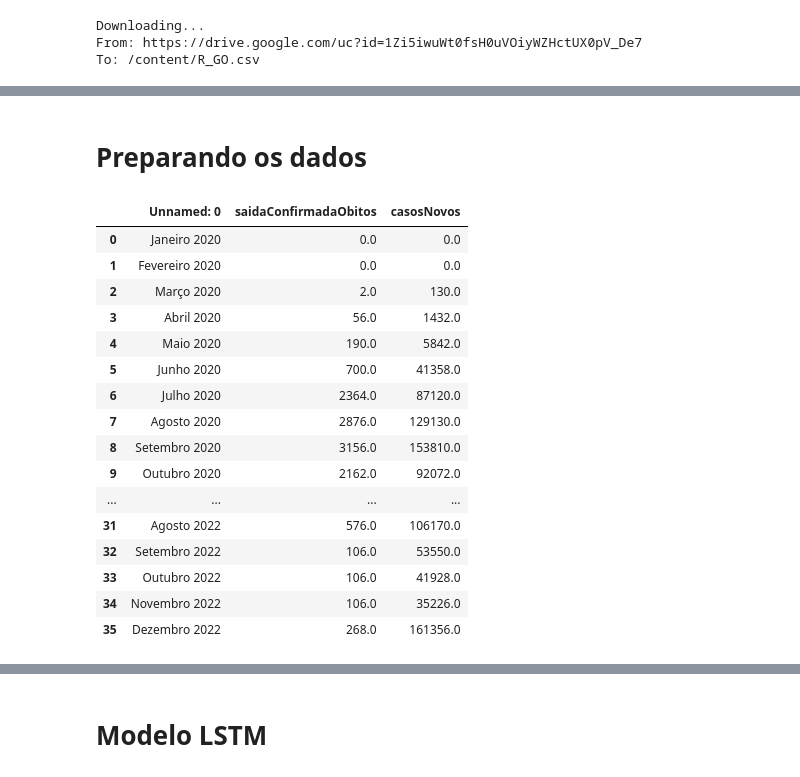
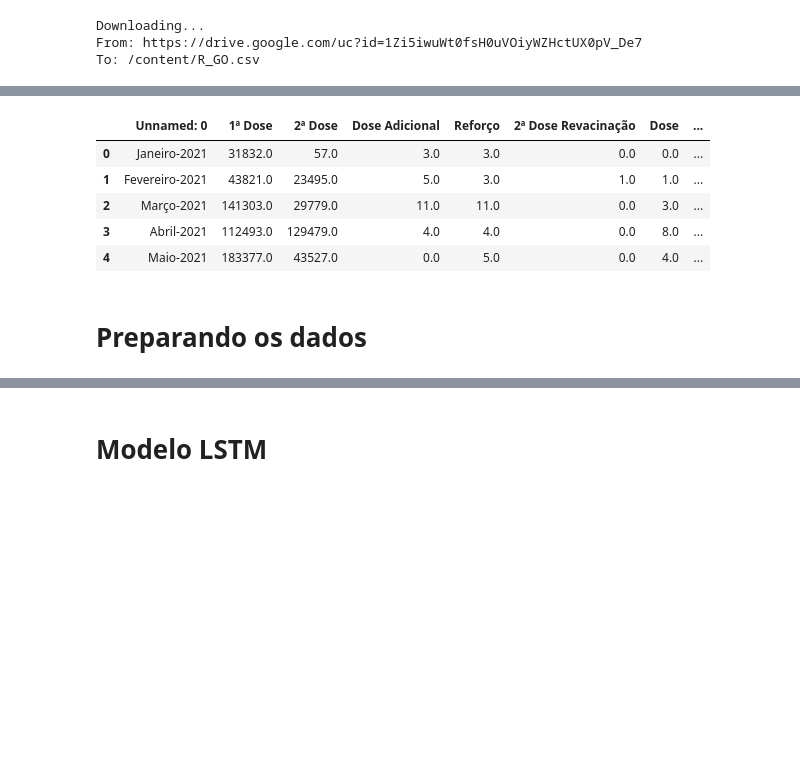
Before and after one commit to laysfreitas/Covid_Dados, a Jupyter notebook: LSTM_Covid_Data_Obitos.ipynb, the cells around one changed output, grey strips where cells are left out. Saved outputs shown, nothing was run; the diff lists cells and outputs as text; code cells hidden in the pictures; blank space fills up the shorter version.

```diff
--- a/LSTM_Covid_Data_Obitos.ipynb
+++ b/LSTM_Covid_Data_Obitos.ipynb
@@ -18,3 +18,5 @@ import matplotlib.pyplot as plt
 Downloading...
 From: https://drive.google.com/uc?id=1Zi5iwuWt0fsH0uVOiyWZHctUX0pV_De7
 To: /content/R_GO.csv
+# %%
+DF_Vacinacao = pd.read_csv('V_GO.csv')
@@ -21,2 +34,11 @@ To: /content/R_GO.csv
+# %%
+DF_Vacinacao.head()
+# %% [output]
+|  | Unnamed: 0 | 1ª Dose | 2ª Dose | Dose Adicional | Reforço | 2ª Dose Revacinação | Dose | ... |
+| 0 | Janeiro-2021 | 31832.0 | 57.0 | 3.0 | 3.0 | 0.0 | 0.0 | ... |
+| 1 | Fevereiro-2021 | 43821.0 | 23495.0 | 5.0 | 3.0 | 1.0 | 1.0 | ... |
+| 2 | Março-2021 | 141303.0 | 29779.0 | 11.0 | 11.0 | 0.0 | 3.0 | ... |
+| 3 | Abril-2021 | 112493.0 | 129479.0 | 4.0 | 4.0 | 0.0 | 8.0 | ... |
+| 4 | Maio-2021 | 183377.0 | 43527.0 | 0.0 | 5.0 | 0.0 | 4.0 | ... |
 # %% [markdown]
 # **Preparando os dados**
@@ -25,20 +44,0 @@ DF = pd.read_csv('/content/R_GO.csv',sep=',')
-# %%
-DF
-# %% [output]
-|  | Unnamed: 0 | saidaConfirmadaObitos | casosNovos |
-| 0 | Janeiro 2020 | 0.0 | 0.0 |
-| 1 | Fevereiro 2020 | 0.0 | 0.0 |
-| 2 | Março 2020 | 2.0 | 130.0 |
-| 3 | Abril 2020 | 56.0 | 1432.0 |
-| 4 | Maio 2020 | 190.0 | 5842.0 |
-| 5 | Junho 2020 | 700.0 | 41358.0 |
-| 6 | Julho 2020 | 2364.0 | 87120.0 |
-| 7 | Agosto 2020 | 2876.0 | 129130.0 |
-| 8 | Setembro 2020 | 3156.0 | 153810.0 |
-| 9 | Outubro 2020 | 2162.0 | 92072.0 |
-| ... | ... | ... | ... |
-| 31 | Agosto 2022 | 576.0 | 106170.0 |
-| 32 | Setembro 2022 | 106.0 | 53550.0 |
-| 33 | Outubro 2022 | 106.0 | 41928.0 |
-| 34 | Novembro 2022 | 106.0 | 35226.0 |
-| 35 | Dezembro 2022 | 268.0 | 161356.0 |
```
Also changed, not shown: parts of 19 cells of this notebook.
